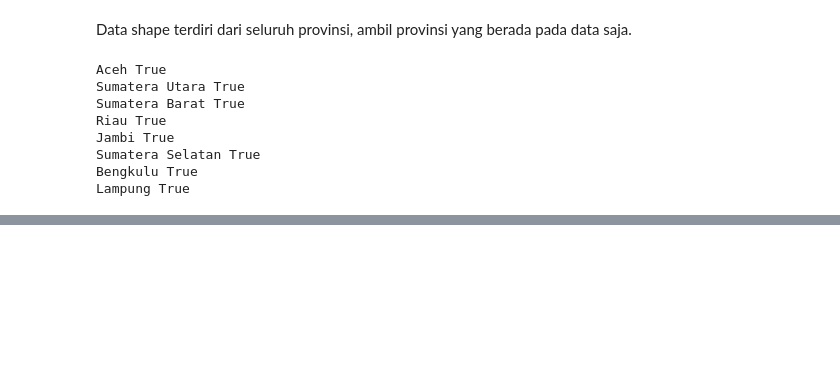
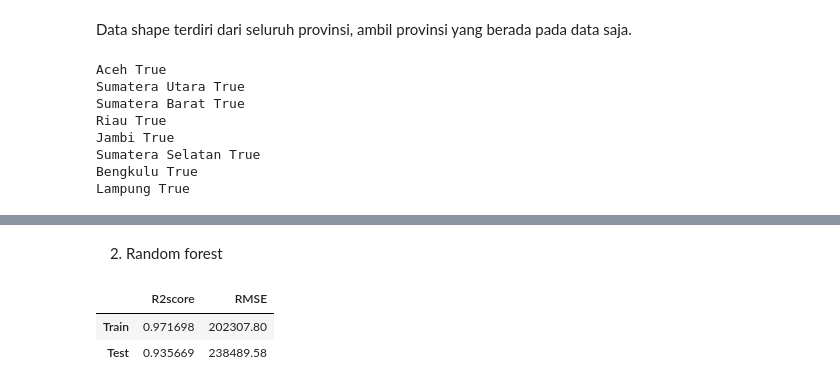
Before and after one commit to Rheyhan/Tugas-Magang-Dept, a Jupyter notebook: src/Main.ipynb, the cells around one changed output, grey strips where cells are left out. Drawn from its saved outputs; the diff is of its cells as text; code cells hidden in the pictures; blank space fills up the shorter version.

```diff
--- a/src/Main.ipynb
+++ b/src/Main.ipynb
@@ -309,0 +428,11 @@ for colour, column in zip(colours, columns[2:]):
+# %% [markdown]
+2. Random forest
+# %%
+rf = RandomForestRegressor()
+rf.fit(train_X, train_y)
+
+accuracy_test(rf)
+# %% [output]
+|  | R2score | RMSE |
+| Train | 0.971698 | 202307.80 |
+| Test | 0.935669 | 238489.58 |
```
Also changed, not shown: parts of 30 cells of this notebook.
